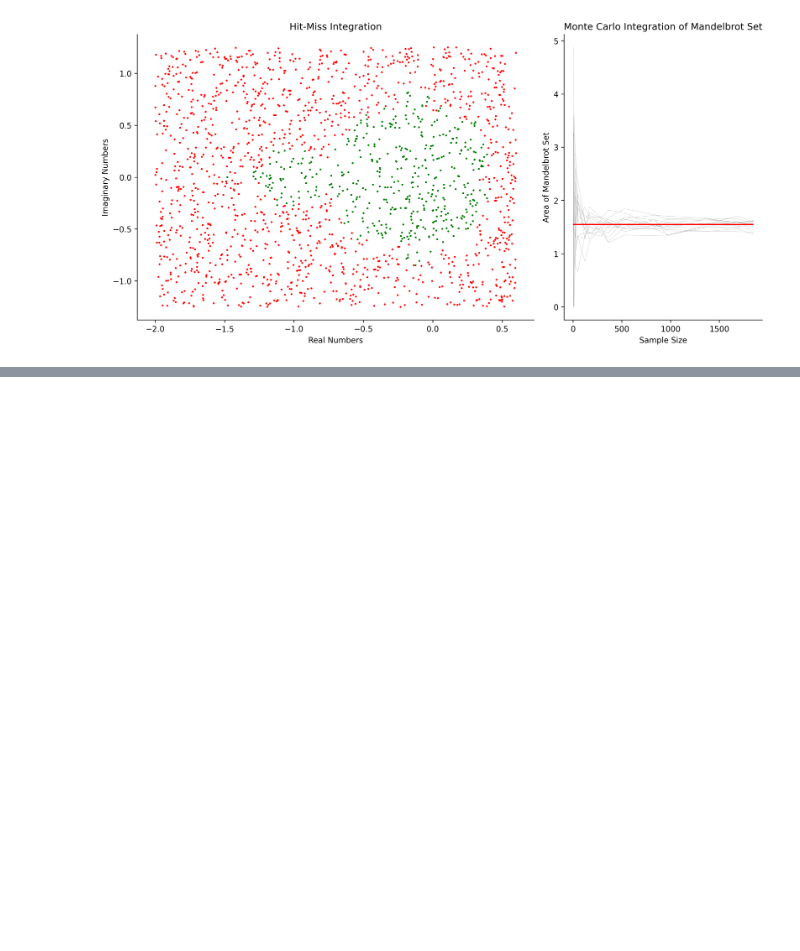
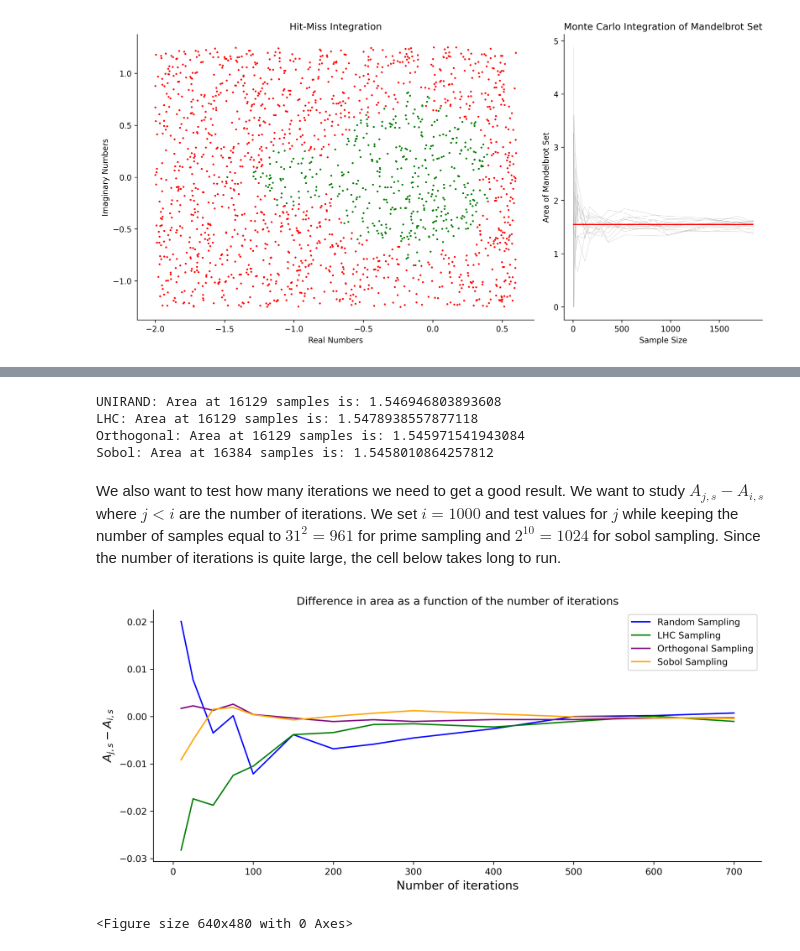
Before and after one commit to NaniHazbolatow/5284STSI6Y, a Jupyter notebook: Assignment 1/assignment1-3.ipynb, the cells around one changed output, grey strips where cells are left out. Cells and saved outputs as stored; diff of their text form; code cells hidden in the pictures; blank space fills up the shorter version.

Commit message:
Added iterations comparison and performed a long run

```diff
--- a/Assignment 1/assignment1-3.ipynb
+++ b/Assignment 1/assignment1-3.ipynb
@@ -364 +370,65 @@ plt.show()
+# %%
+large_prime_sample = 127**2
+large_sobol_sample = 2**14
+
+large_sample_random = np.mean(monte_carlo([large_prime_sample], 100, 100, re_min=-2, re_max=0.6, im_min=-1.25, im_max=1.25, sampling_method='UNIRAND', seed_scramble=100)[0][:, -1])
+large_sample_LHC = np.mean(monte_carlo([large_prime_sample], 100, 100, re_min=-2, re_max=0.6, im_min=-1.25, im_max=1.25, sampling_method='LHC',seed_scramble=100)[0][:, -1])
+large_sample_OS = np.mean(monte_carlo([large_prime_sample], 100, 100, re_min=-2, re_max=0.6, im_min=-1.25, im_max=1.25, sampling_method='OHC', seed_scramble=100)[0][:, -1])
+large_sample_sobol = np.mean(monte_carlo([large_sobol_sample], 100, 100, re_min=-2, re_max=0.6, im_min=-1.25, im_max=1.25, sampling_method='SOBEL',seed_scramble=100)[0][:, -1])
+
+print(f'UNIRAND: Area at {large_prime_sample} samples is: {large_sample_random}')
+print(f'LHC: Area at {large_prime_sample} samples is: {large_sample_LHC}')
+print(f'Orthogonal: Area at {large_prime_sample} samples is: {large_sample_OS}')
+print(f'Sobol: Area at {large_sobol_sample} samples is: {large_sample_sobol}')
+# %% [output]
+UNIRAND: Area at 16129 samples is: 1.546946803893608
+LHC: Area at 16129 samples is: 1.5478938557877118
+Orthogonal: Area at 16129 samples is: 1.545971541943084
+Sobol: Area at 16384 samples is: 1.5458010864257812
+# %% [markdown]
+We also want to test how many iterations we need to get a good result. We want to study $A_{j,s} - A_{i,s}$ where $j < i$ are the number of iterations. We set $i=1000$ and test values for $j$ while keeping the number of samples equal to $31^2 = 961$ for prime sampling and $2^{10} = 1024$ for sobol sampling. Since the number of iterations is quite large, the cell below takes long to run.
+# %%
+iteration_range = [10, 25, 50, 75, 100, 150, 200, 250, 300, 400, 500, 600, 700]
+
+random_baseline = np.mean(monte_carlo([961], 1000, 100, re_min=-2, re_max=0.6, im_min=-1.25, im_max=1.25, sampling_method='UNIRAND', seed_scramble=100)[0][:, -1])
+LHC_baseline = np.mean(monte_carlo([961], 1000, 100, re_min=-2, re_max=0.6, im_min=-1.25, im_max=1.25, sampling_method='LHC',seed_scramble=100)[0][:,-1])
+OS_baseline = np.mean(monte_carlo([961], 1000, 100, re_min=-2, re_max=0.6, im_min=-1.25, im_max=1.25, sampling_method='OHC', seed_scramble=100)[0][:, -1])
+sobol_baseline = np.mean(monte_carlo([1024], 1000, 100, re_min=-2, re_max=0.6, im_min=-1.25, im_max=1.25, sampling_method='SOBEL',seed_scramble=100)[0][:, -1])
+
+def calculate_difference(baseline, method):
+    deltas = []
+
+    for i in iteration_range:
+        if method == 'SOBEL':
+            area_j = np.mean(monte_carlo([1024], i, 100, re_min=-2, re_max=0.6, im_min=-1.25, im_max=1.25, sampling_method=method, seed_scramble=100)[0][:, -1])
+        else:
+            area_j = np.mean(monte_carlo([961], i, 100, re_min=-2, re_max=0.6, im_min=-1.25, im_max=1.25, sampling_method=method, seed_scramble=100)[0][:, -1])
+
+        delta = area_j - baseline
+        deltas.append(delta)
+
+    return deltas
+# %%
+deltas_random = calculate_difference(random_baseline, 'UNIRAND')
+deltas_LHC = calculate_difference(LHC_baseline, 'LHC')
+deltas_OS = calculate_difference(OS_baseline, 'OHC')
+deltas_sobol = calculate_difference(sobol_baseline, 'SOBEL')
+# %%
+plt.figure(figsize=(12, 5), dpi=300)
+
+plt.plot(iteration_range, deltas_random, color='blue', label='Random Sampling')
+plt.plot(iteration_range, deltas_LHC, color='green', label='LHC Sampling')
+plt.plot(iteration_range, deltas_OS, color='purple', label='Orthogonal Sampling')
+plt.plot(iteration_range, deltas_sobol, color='orange', label='Sobol Sampling')
+plt.xlabel('Number of iterations', fontsize=13)
+plt.ylabel(r'$A_{j,s} - A_{i, s}$', fontsize=13)
+plt.title('Difference in area as a function of the number of iterations')
+plt.gca().spines['right'].set_visible(False)
+plt.gca().spines['top'].set_visible(False)
+plt.legend()
+plt.show()
+plt.savefig('Report Plots/iteration_comparison.png', dpi=dpi)
+# %% [output]
+[figure, added]
+<Figure size 640x480 with 0 Axes>
 # %%
```
Also changed, not shown: parts of 7 cells of this notebook, 3 other files.
